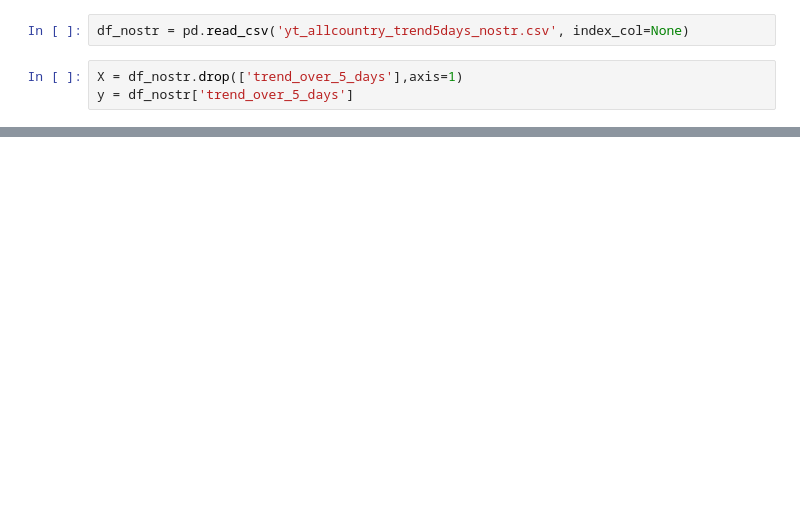
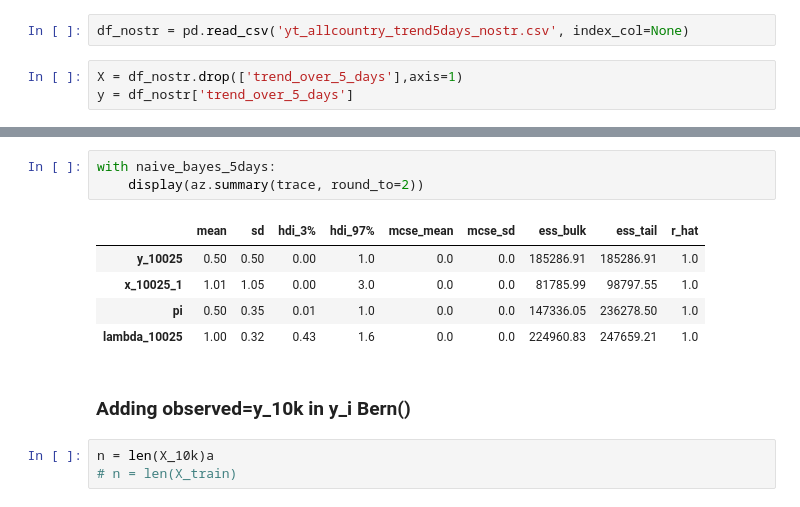
Before and after one commit to ericwangg/youtube_analytics_naive_bayes, a Jupyter notebook: notebooks/cse5825_project3_3-all_pymc3.ipynb, the cells around one changed output, grey strips where cells are left out. Saved outputs shown, nothing was run; the diff lists cells and outputs as text; blank space fills up the shorter version.

```diff
--- a/notebooks/cse5825_project3_3-all_pymc3.ipynb
+++ b/notebooks/cse5825_project3_3-all_pymc3.ipynb
@@ -1101,0 +166,14 @@ Name: trend_over_5_days, dtype: float64
+# %%
+with naive_bayes_5days:
+    display(az.summary(trace, round_to=2))
+# %% [output]
+|  | mean | sd | hdi_3% | hdi_97% | mcse_mean | mcse_sd | ess_bulk | ess_tail | r_hat |
+| y_10025 | 0.50 | 0.50 | 0.00 | 1.0 | 0.0 | 0.0 | 185286.91 | 185286.91 | 1.0 |
+| x_10025_1 | 1.01 | 1.05 | 0.00 | 3.0 | 0.0 | 0.0 | 81785.99 | 98797.55 | 1.0 |
+| pi | 0.50 | 0.35 | 0.01 | 1.0 | 0.0 | 0.0 | 147336.05 | 236278.50 | 1.0 |
+| lambda_10025 | 1.00 | 0.32 | 0.43 | 1.6 | 0.0 | 0.0 | 224960.83 | 247659.21 | 1.0 |
+# %% [markdown]
+### Adding observed=y_10k in y_i Bern()
+# %%
+n = len(X_10k)a
+# n = len(X_train)
```
Also changed, not shown: parts of 130 cells of this notebook, 7 other files.
